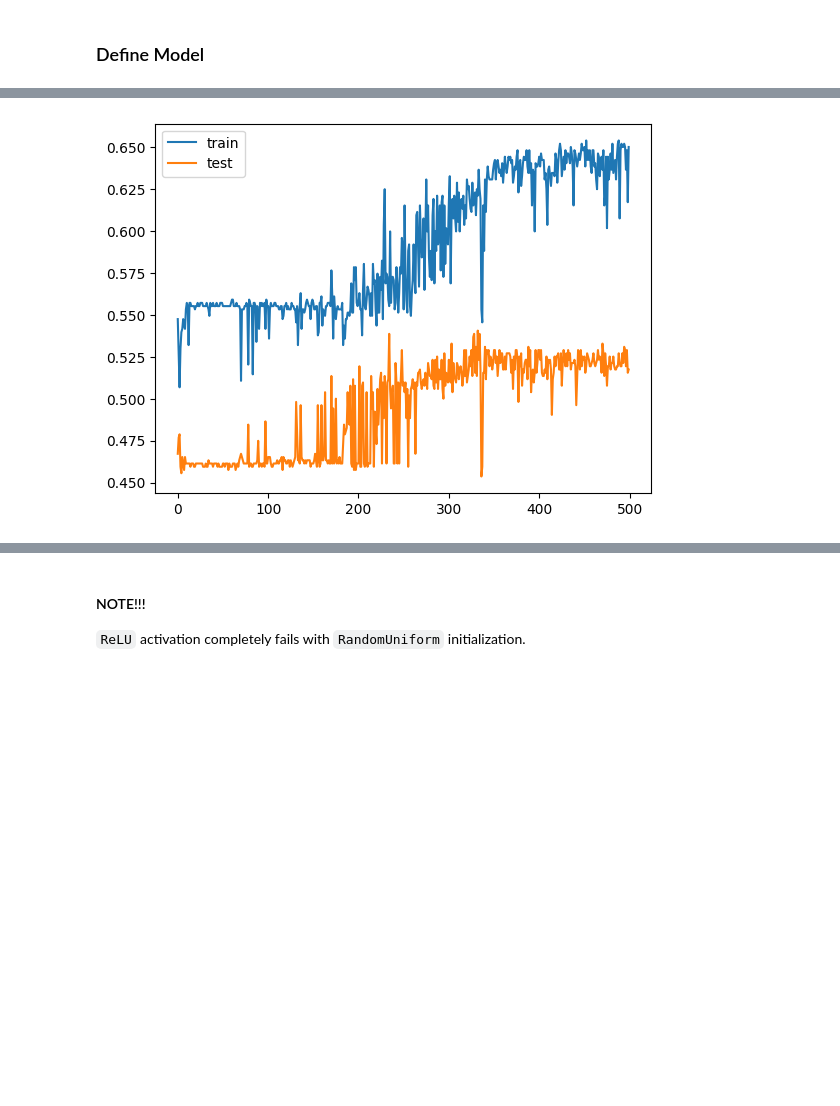
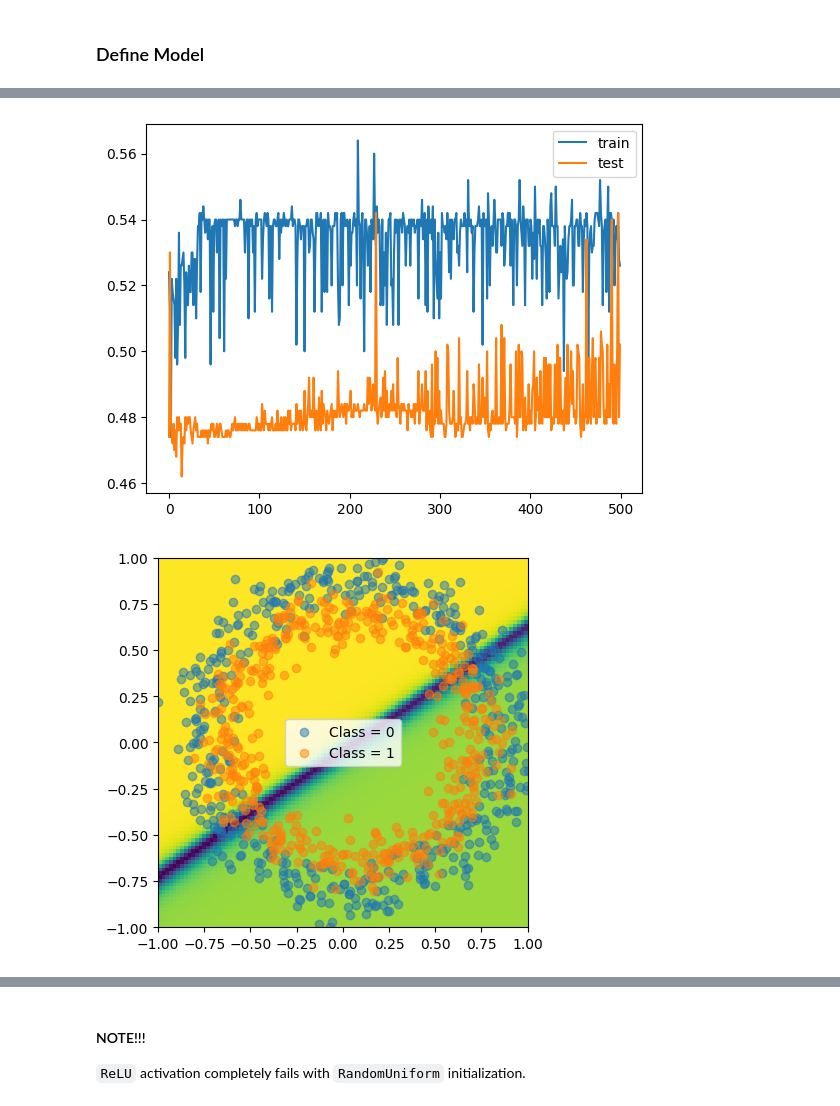
Before and after one commit to stepan-anokhin/try-tensorflow, a Jupyter notebook: notebooks/04_why_ReLU.ipynb, the cells around one changed output, grey strips where cells are left out. Saved outputs shown, nothing was run; the diff lists cells and outputs as text; code cells hidden in the pictures; blank space fills up the shorter version.

```diff
--- a/notebooks/04_why_ReLU.ipynb
+++ b/notebooks/04_why_ReLU.ipynb
@@ -375,7 +375,7 @@ import keras.optimizers as optimizers
 def make_model(n_layers, act, size=5, init=lambda:inits.RandomUniform(minval=0, maxval=1)):
     model_layers = [layers.Dense(size, input_dim=2, activation=act, kernel_initializer=init())]
     for _ in range(n_layers - 1):
-        model_layers.append(layers.Dense(size, activation=act, kernel_initializer=init()))
+        model_layers.append(layers.Dense(size, activation=act, kernel_initializer=init(), kernel_regularizer=tf.keras.regularizers.L1L2(l1=1e-5, l2=1e-4),))
     model_layers.append(layers.Dense(1, activation=acts.sigmoid, kernel_initializer=init()))
     return keras.Sequential(model_layers)
 
@@ -406,0 +407,36 @@ draw_results(history)
+# %%
+import numpy as np
+
+def make_grid_2d(x_limits, y_limits, num):
+    x_min, x_max = x_limits
+    y_min, y_max = y_limits
+    bottom = tf.linspace([x_min, y_min], [x_max, y_min], num=num, axis=0)
+    top = tf.linspace([x_min, y_max], [x_max, y_max], num=num, axis=0)
+    return tf.linspace(bottom, top, num=num, axis=0)
+
+
+def show_model(model, dataset):
+    x_range = (-1, 1)
+    y_range = (-1, 1)
+    grid = make_grid_2d(x_range, y_range, 100)
+    image = tf.constant(np.array([-model(row).numpy() for row in grid]))
+    plt.imshow(image, extent=x_range + y_range)
+    dataset.draw(plt.gca())
+    plt.show()
+    image = tf.constant(np.array([model(row).numpy() for row in grid]))
+    plt.imshow(image, extent=x_range + y_range)
+    dataset.draw(plt.gca())
+    plt.show()
+
+def show_activation(model, data):
+    extractor = keras.Model(
+        inputs=model.inputs,
+        outputs=[layer.output for layer in model.layers[:-1]]
+    )
+    plt.imshow(tf.concat(extractor(tf.constant(tf.constant([data]))), axis=0))
+    plt.show()
+
+
+show_model(model, dataset)
+show_activation(model, (0.0, 0.0))
+show_activation(model, (-1.0, 1.0))
@@ -407,6 +448,10 @@ draw_results(history)
 # %%
 model = make_model(n_layers=5, act=acts.tanh)
 history = train(model, dataset)
 draw_results(history)
+show_model(model, dataset)
+show_activation(model, (0.0, 0.0))
+show_activation(model, (-1.0, 1.0))
 # %% [output]
-[figure, old version]
+[figure, new version]
+[figure, added]
```
Also changed, not shown: parts of 6 cells of this notebook.
